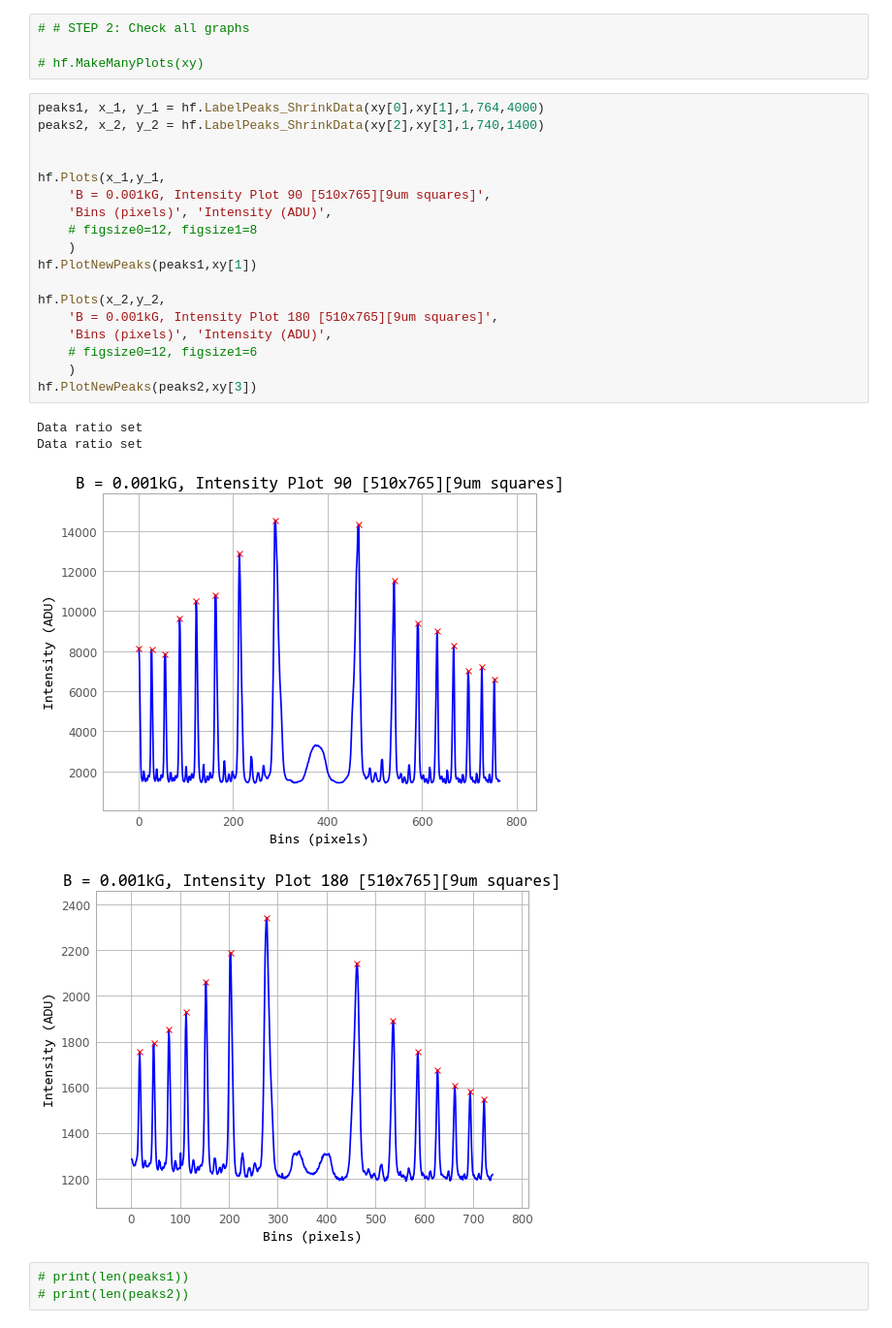
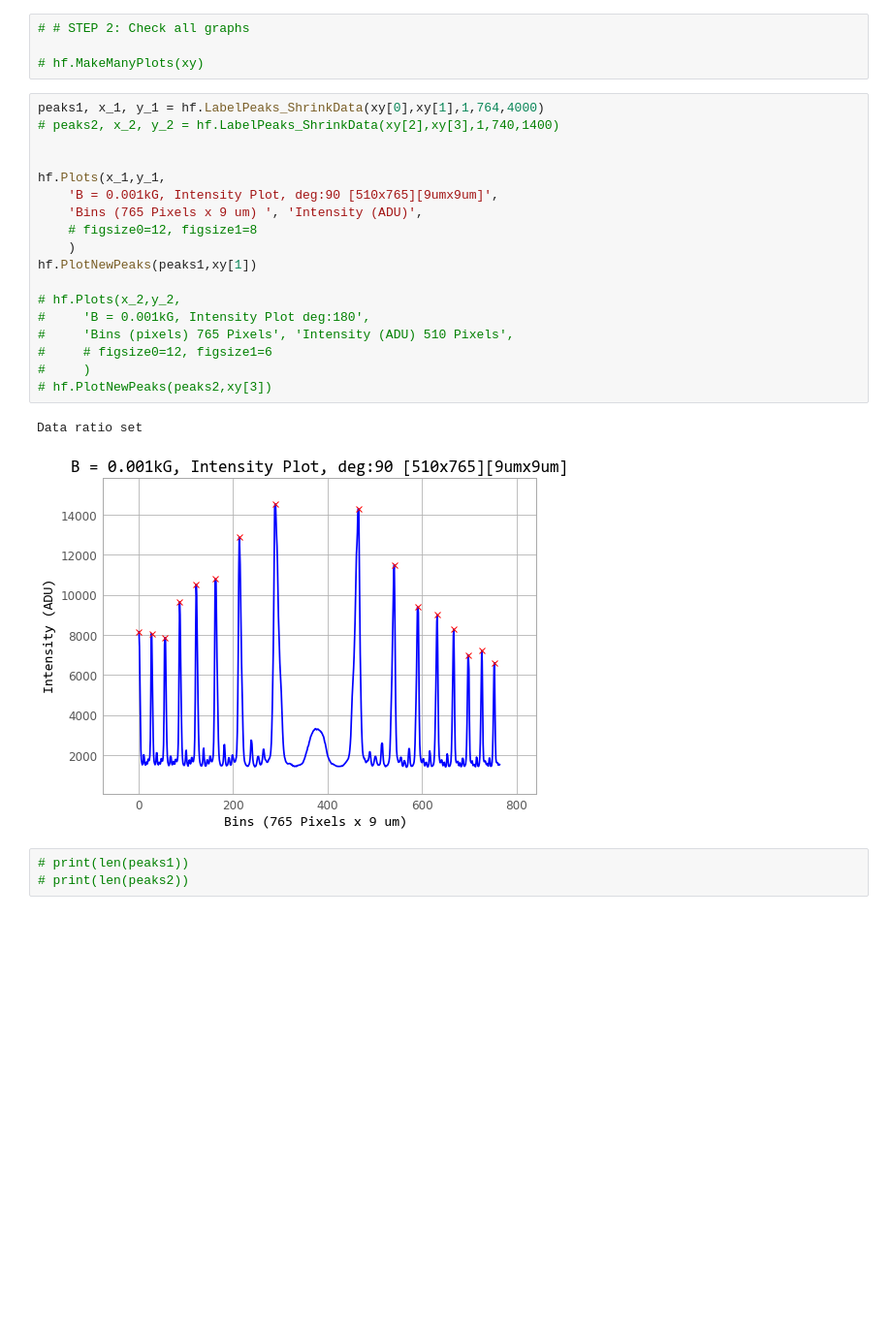
Before and after one commit to Drixitel/134-Lab-Spring-2023, a Jupyter notebook: Code/Zeeman/Data/0_ZeroB.ipynb, the cells around one changed output. Shown at 97% size. Cells and saved outputs as stored; diff of their text form; blank space fills up the shorter version.

```diff
--- a/Code/Zeeman/Data/0_ZeroB.ipynb
+++ b/Code/Zeeman/Data/0_ZeroB.ipynb
@@ -36,27 +36,25 @@ Total Number of arrays = 4
 # hf.MakeManyPlots(xy)
 # %%
 peaks1, x_1, y_1 = hf.LabelPeaks_ShrinkData(xy[0],xy[1],1,764,4000)
-peaks2, x_2, y_2 = hf.LabelPeaks_ShrinkData(xy[2],xy[3],1,740,1400)
+# peaks2, x_2, y_2 = hf.LabelPeaks_ShrinkData(xy[2],xy[3],1,740,1400)
 
 
 hf.Plots(x_1,y_1,
-    'B = 0.001kG, Intensity Plot 90 [510x765][9um squares]',
-    'Bins (pixels)', 'Intensity (ADU)',
+    'B = 0.001kG, Intensity Plot, deg:90 [510x765][9umx9um]',
+    'Bins (765 Pixels x 9 um) ', 'Intensity (ADU)',
     # figsize0=12, figsize1=8
     )
 hf.PlotNewPeaks(peaks1,xy[1])
 
-hf.Plots(x_2,y_2,
-    'B = 0.001kG, Intensity Plot 180 [510x765][9um squares]',
-    'Bins (pixels)', 'Intensity (ADU)',
-    # figsize0=12, figsize1=6
-    )
-hf.PlotNewPeaks(peaks2,xy[3])
+# hf.Plots(x_2,y_2,
+#     'B = 0.001kG, Intensity Plot deg:180',
+#     'Bins (pixels) 765 Pixels', 'Intensity (ADU) 510 Pixels',
+#     # figsize0=12, figsize1=6
+#     )
+# hf.PlotNewPeaks(peaks2,xy[3])
 # %% [output]
 Data ratio set
-Data ratio set
-[figure, old version]
+[figure, new version]
-[figure, removed]
 # %%
 # print(len(peaks1))
 # print(len(peaks2))
```
Also changed, not shown: parts of 14 cells of this notebook, 17 other files.
